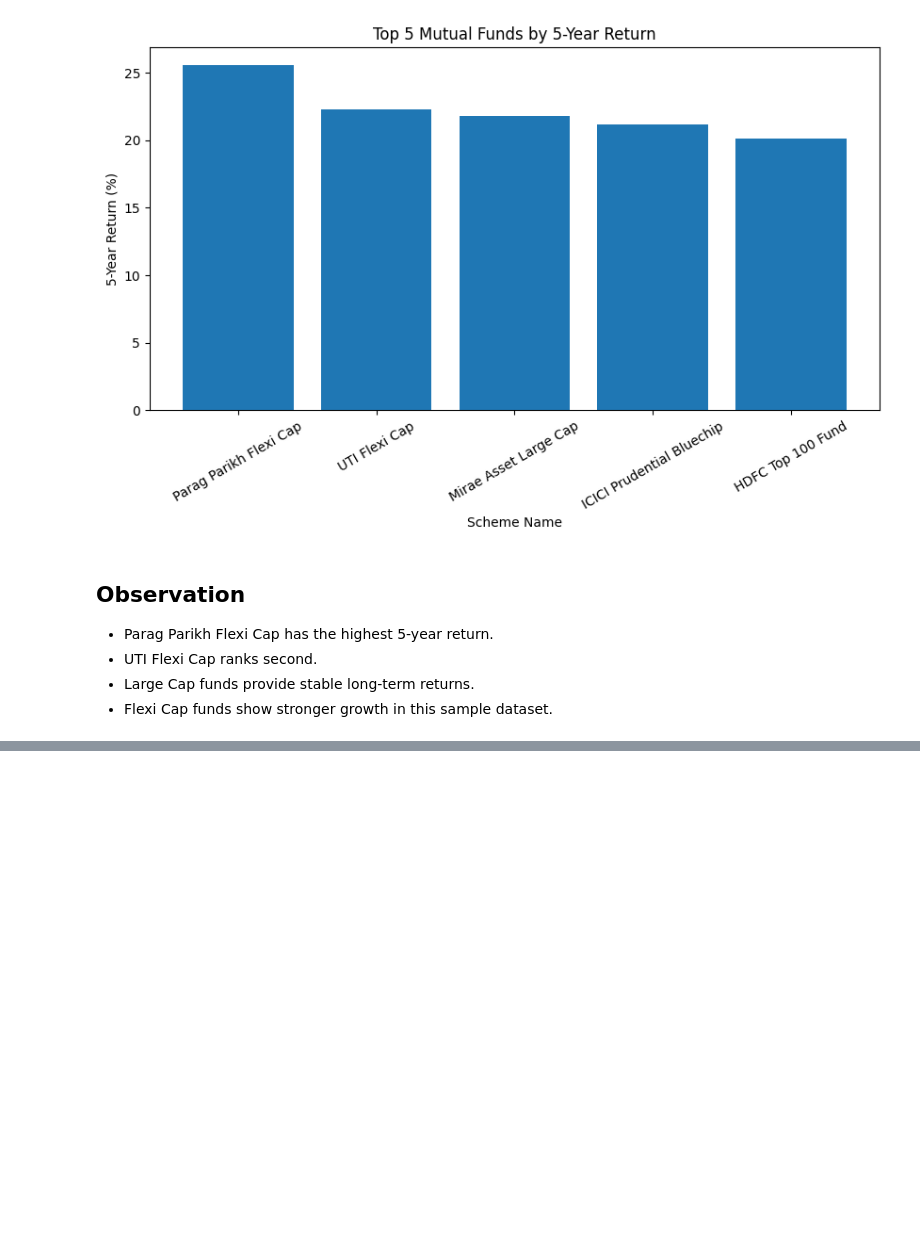
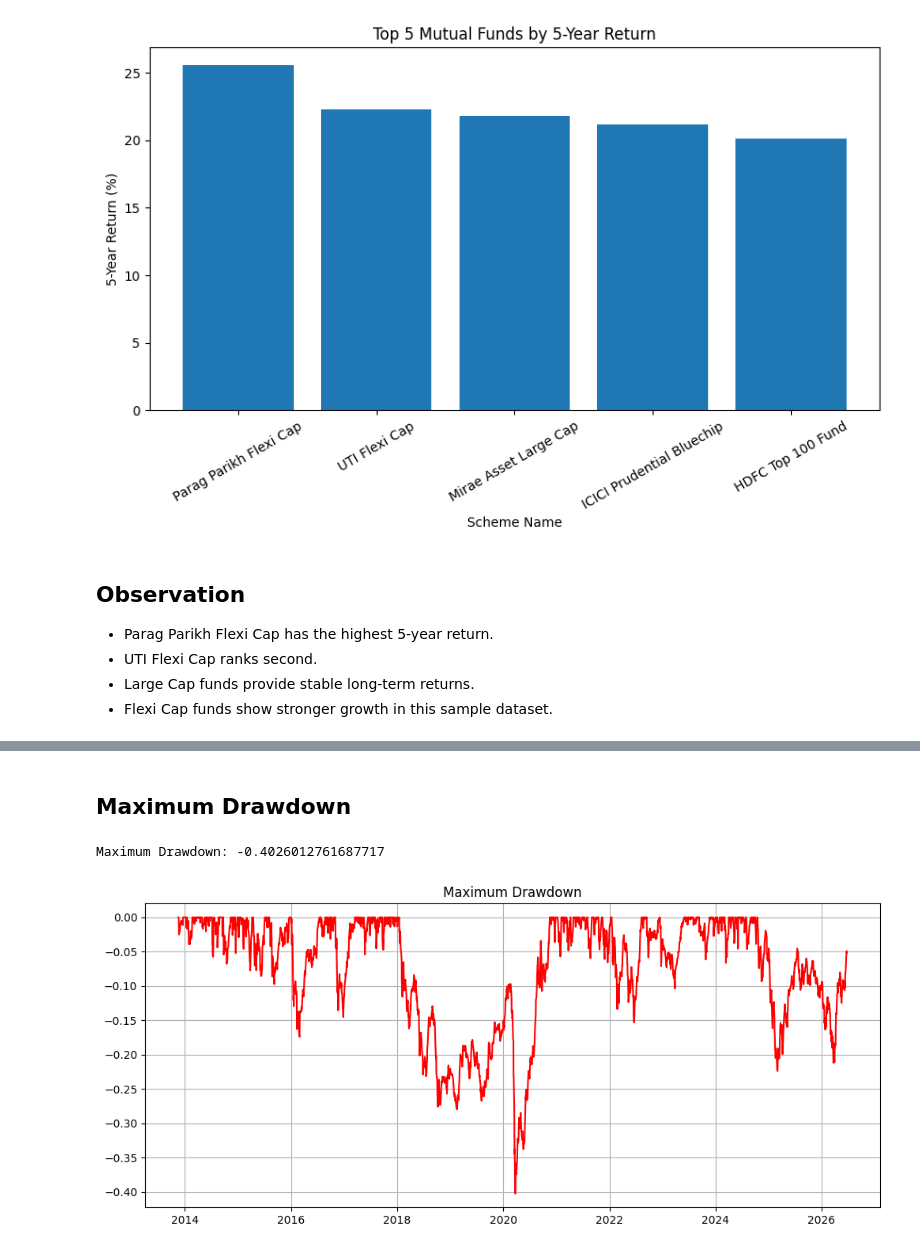
Before and after one commit to sonalisahu3412-collab/Mutual_Fund_Analytics, a Jupyter notebook: notebooks/EDA_Analysis.ipynb, the cells around one changed output, grey strips where cells are left out. Drawn from its saved outputs; the diff is of its cells as text; code cells hidden in the pictures; blank space fills up the shorter version.

Commit message:
Day 5: Added CAGR and Maximum Drawdown analysis

```diff
--- a/notebooks/EDA_Analysis.ipynb
+++ b/notebooks/EDA_Analysis.ipynb
@@ -543,0 +653,22 @@ plt.show()
+# %% [markdown]
+## Maximum Drawdown
+# %%
+df["running_max"] = df["nav"].cummax()
+
+df["drawdown"] = (df["nav"] - df["running_max"]) / df["running_max"]
+
+print("Maximum Drawdown:", df["drawdown"].min())
+# %% [output]
+Maximum Drawdown: -0.4026012761687717
+# %%
+plt.figure(figsize=(12,5))
+
+plt.plot(df["date"], df["drawdown"], color="red")
+
+plt.title("Maximum Drawdown")
+
+plt.grid(True)
+
+plt.show()
+# %% [output]
+[figure, added]
```
Also changed, not shown: parts of 13 cells of this notebook.
